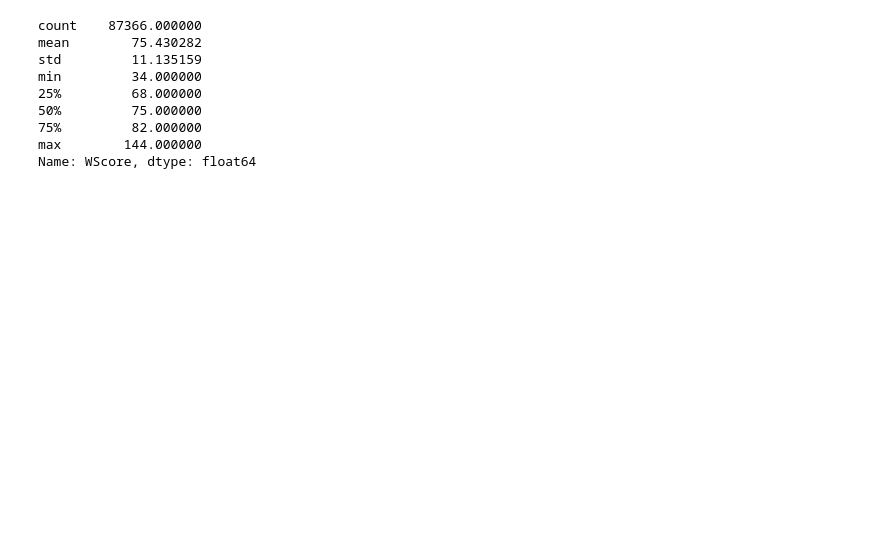
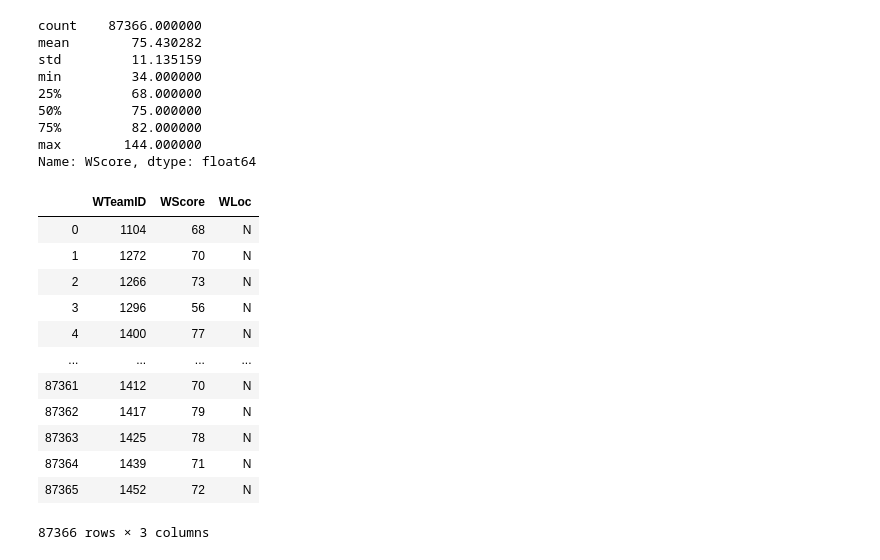
Before and after one commit to dreamtx01/Springboard, a Jupyter notebook: Folders/Capstone2020.ipynb, the cells around one changed output. Saved outputs shown, nothing was run; the diff lists cells and outputs as text; code cells hidden in the pictures; blank space fills up the shorter version.

```diff
--- a/Folders/Capstone2020.ipynb
+++ b/Folders/Capstone2020.ipynb
@@ -105,4 +173,20 @@ min         34.000000
 75%         82.000000
 max        144.000000
 Name: WScore, dtype: float64
+# %%
+capstone[['WTeamID','WScore', 'WLoc']]
+# %% [output]
+|  | WTeamID | WScore | WLoc |
+| 0 | 1104 | 68 | N |
+| 1 | 1272 | 70 | N |
+| 2 | 1266 | 73 | N |
+| 3 | 1296 | 56 | N |
+| 4 | 1400 | 77 | N |
+| ... | ... | ... | ... |
+| 87361 | 1412 | 70 | N |
+| 87362 | 1417 | 79 | N |
+| 87363 | 1425 | 78 | N |
+| 87364 | 1439 | 71 | N |
+| 87365 | 1452 | 72 | N |
+87366 rows × 3 columns
 # %%
```
Also changed, not shown: parts of 35 cells of this notebook.
